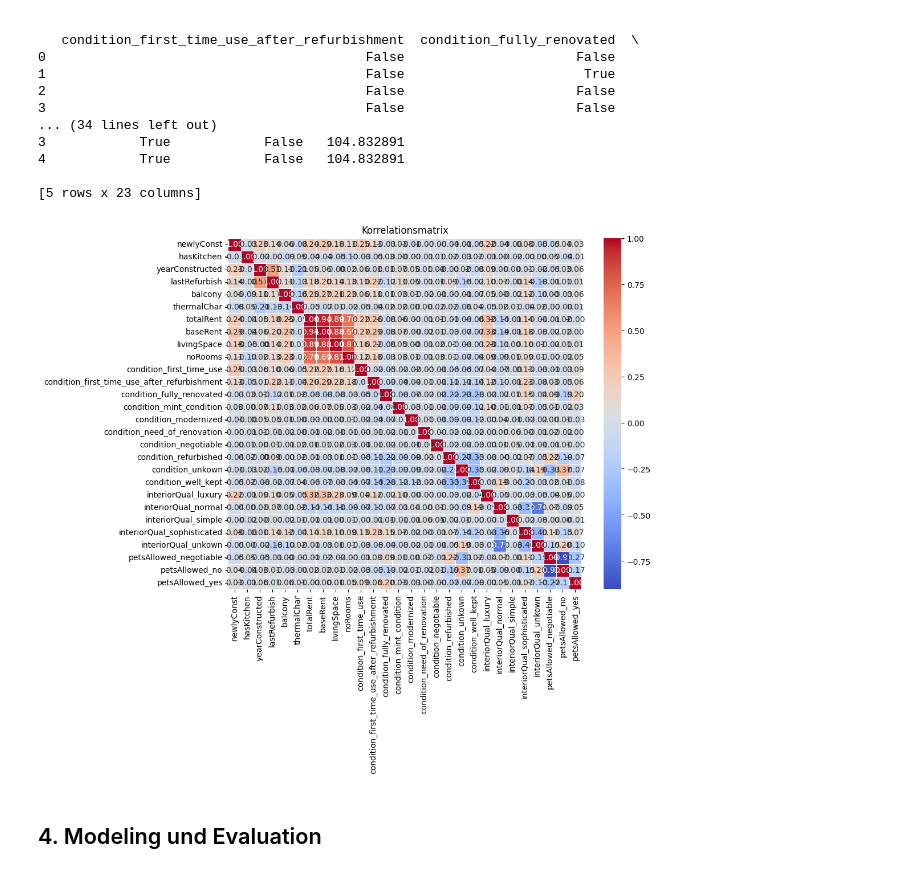
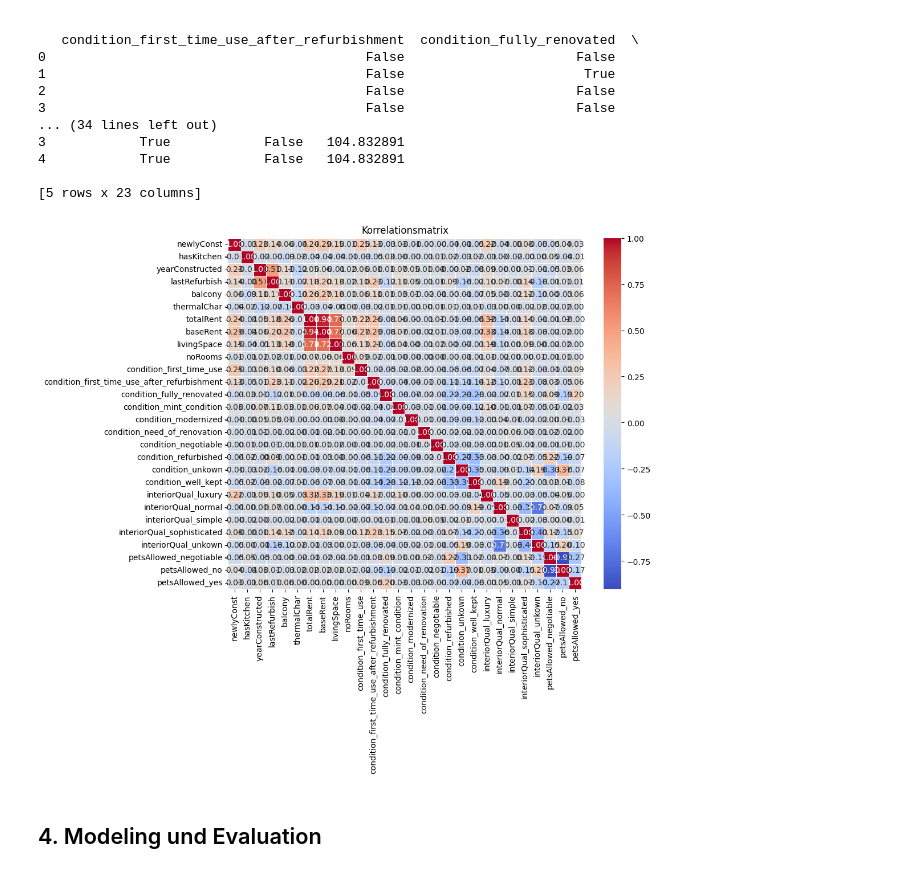
Before and after one commit to TobiasGleiter/data-science, a Jupyter notebook: main.ipynb, the cells around one changed output. Saved outputs shown, nothing was run; the diff lists cells and outputs as text; code cells hidden in the pictures.

```diff
--- a/main.ipynb
+++ b/main.ipynb
@@ -695,6 +694,6 @@ import pandas as pd
 # chemnitz_in = pd.get_dummies(chemnitz_in, columns=['hasKitchen'])
 
 chemnitz_interesting_features = ["newlyConst", "condition", "hasKitchen", "interiorQual", "petsAllowed", "yearConstructed", "lastRefurbish", "balcony", "thermalChar", "totalRent", "baseRent", "livingSpace", "noRooms"]
-chemnitz_in = chemnitz_in[chemnitz_interesting_features]
-chemnitz_in.shape
+chemnitz_apartments_32 = chemnitz_apartments_32[chemnitz_interesting_features]
+chemnitz_apartments_32.info()
 # %% [output]
@@ -845,17 +844,17 @@ print(df_new.head())
 # %%
 import seaborn as sns
 import matplotlib.pyplot as plt
 
 # Erstellen der Korrelationsmatrix
-correlation_matrix = chemnitz_in_features.corr()
+correlation_matrix = chemnitz_in.corr()
 
 # Visualisierung der Korrelationsmatrix als Heatmap
 plt.figure(figsize=(10, 8))
 sns.heatmap(correlation_matrix, annot=True, cmap='coolwarm', fmt=".2f", linewidths=.5)
 plt.title('Korrelationsmatrix')
 plt.show()
 # %% [output]
-[figure, old version]
+[figure, new version]
 # %% [markdown]
 ## 4. Modeling und Evaluation
 # %% [markdown]
```
Also changed, not shown: parts of 39 cells of this notebook.
